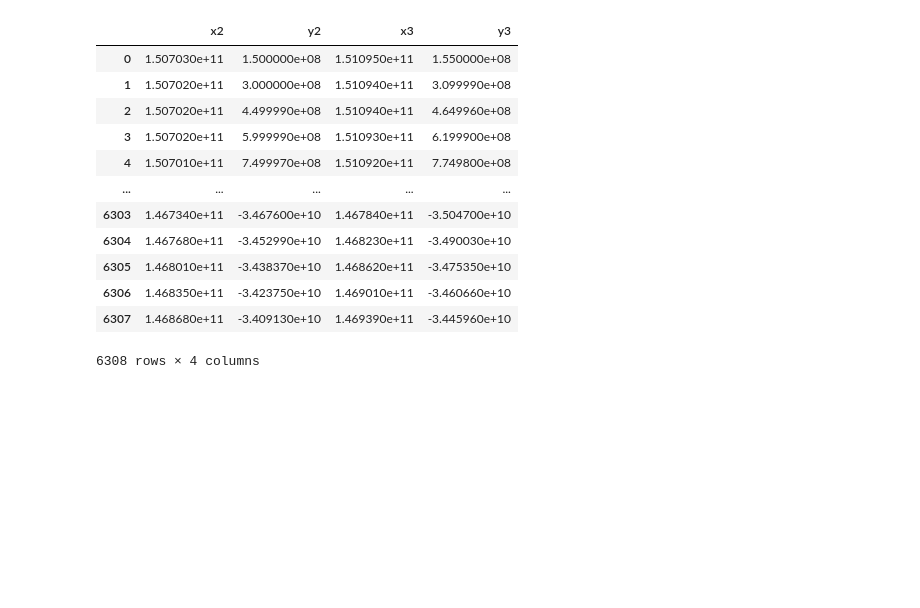
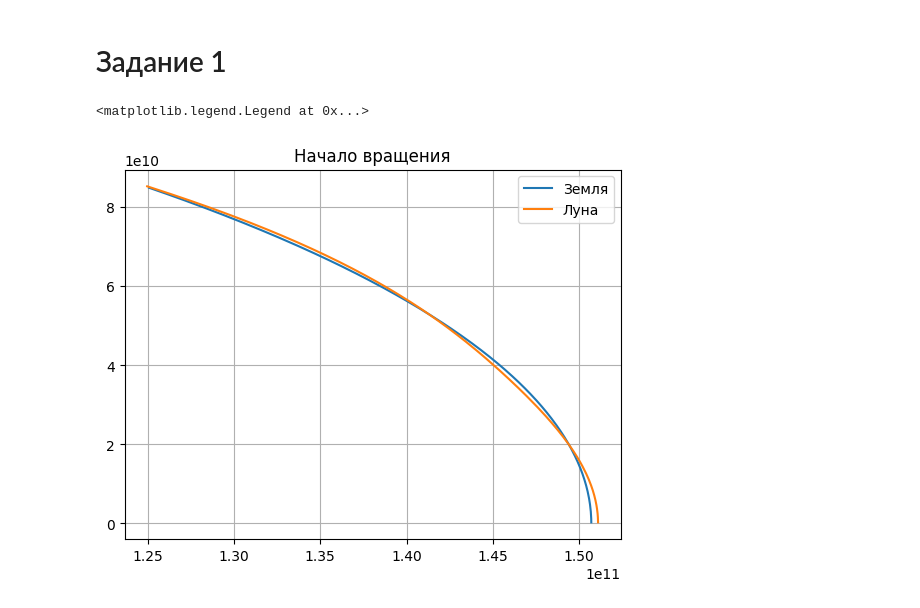
Before and after one commit to Mis-prog/matmod-7sem, a Jupyter notebook: labs/lab1/alia/report/draw.ipynb, the cells around one changed output. Drawn from its saved outputs; the diff is of its cells as text; code cells hidden in the pictures; blank space fills up the shorter version.

```diff
--- a/labs/lab1/alia/report/draw.ipynb
+++ b/labs/lab1/alia/report/draw.ipynb
@@ -1,23 +1,21 @@
 # %%
 import pandas as pd
 import matplotlib.pyplot as plt
+# %% [markdown]
+# Задание 1
 # %%
 data=pd.read_csv('../result/task1/path_full.csv',sep=' ')
-data
-# %% [output]
-|  | x2 | y2 | x3 | y3 |
-| 0 | 1.507030e+11 | 1.500000e+08 | 1.510950e+11 | 1.550000e+08 |
-| 1 | 1.507020e+11 | 3.000000e+08 | 1.510940e+11 | 3.099990e+08 |
-| 2 | 1.507020e+11 | 4.499990e+08 | 1.510940e+11 | 4.649960e+08 |
-| 3 | 1.507020e+11 | 5.999990e+08 | 1.510930e+11 | 6.199900e+08 |
-| 4 | 1.507010e+11 | 7.499970e+08 | 1.510920e+11 | 7.749800e+08 |
-| ... | ... | ... | ... | ... |
-| 6303 | 1.467340e+11 | -3.467600e+10 | 1.467840e+11 | -3.504700e+10 |
-| 6304 | 1.467680e+11 | -3.452990e+10 | 1.468230e+11 | -3.490030e+10 |
-| 6305 | 1.468010e+11 | -3.438370e+10 | 1.468620e+11 | -3.475350e+10 |
-| 6306 | 1.468350e+11 | -3.423750e+10 | 1.469010e+11 | -3.460660e+10 |
-| 6307 | 1.468680e+11 | -3.409130e+10 | 1.469390e+11 | -3.445960e+10 |
-6308 rows × 4 columns
+# %%
+data_start=data[:300]
+# %%
+plt.plot(data_start.x2,data_start.y2,label='Земля')
+plt.plot(data_start.x3,data_start.y3,label='Луна')
+plt.title('Начало вращения')
+plt.grid()
+plt.legend()
+# %% [output]
+<matplotlib.legend.Legend at 0x...>
+[figure, added]
 # %%
 plt.plot(data.x2,data.y2,label='Земля')
 plt.plot(data.x3,data.y3,label='Луна')
```
Also changed, not shown: parts of 6 cells of this notebook, 4 other files.
